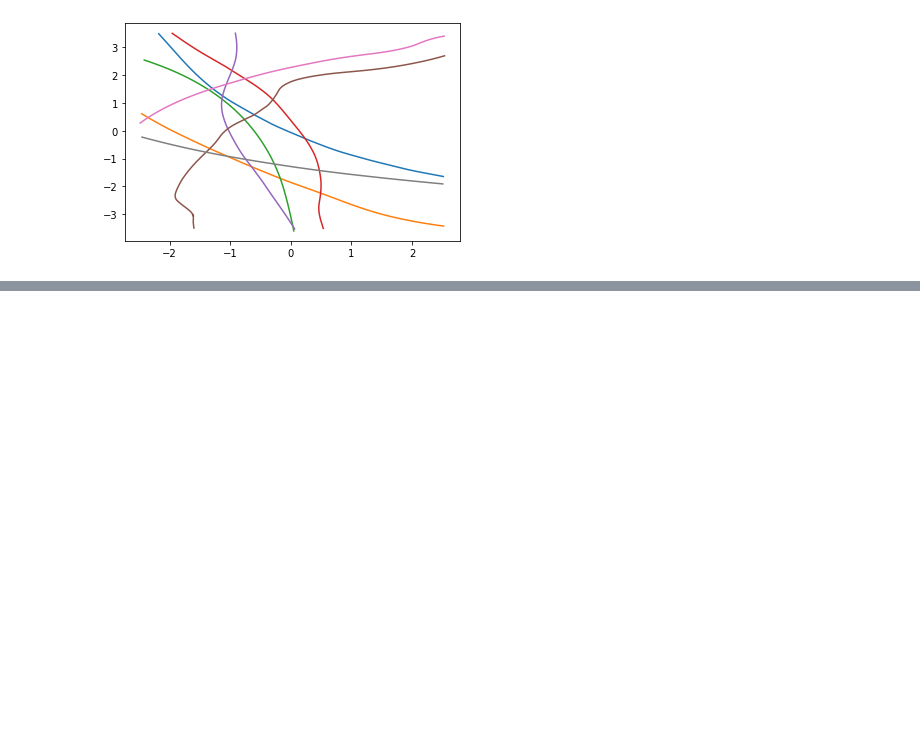
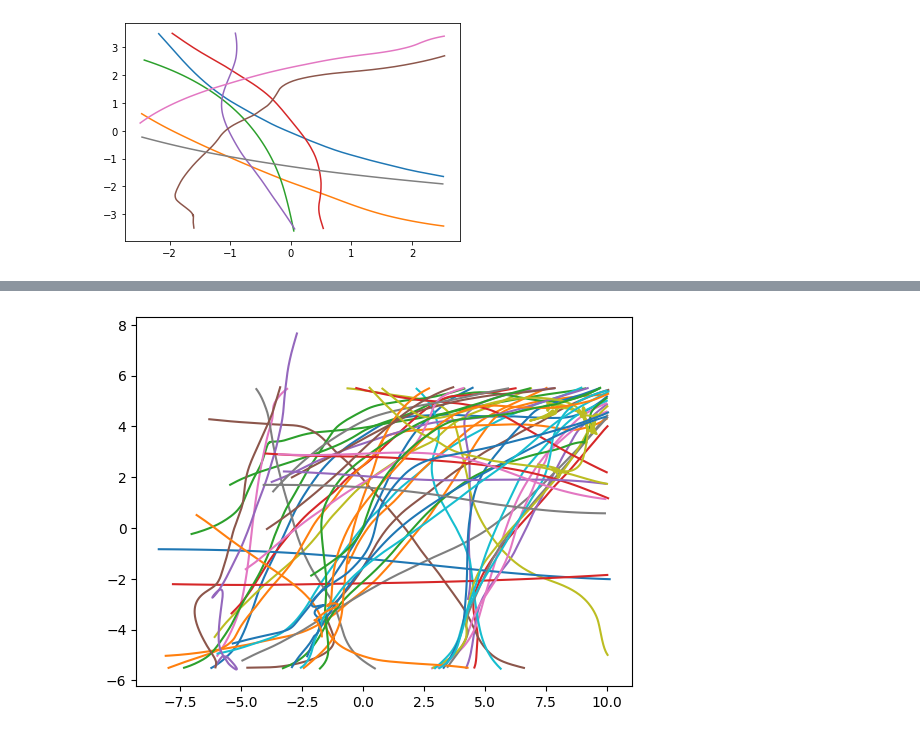
Before and after one commit to ika-rwth-aachen/drone-dataset-tools, a Jupyter notebook: src/notebooks/trajectory-transformer.ipynb, the cells around one changed output, grey strips where cells are left out. Cells and saved outputs as stored; diff of their text form; code cells hidden in the pictures; blank space fills up the shorter version.

```diff
--- a/src/notebooks/trajectory-transformer.ipynb
+++ b/src/notebooks/trajectory-transformer.ipynb
@@ -98,0 +112,5 @@ array(['10', '11'], dtype=object)
+# %%
+sceneDf = transformerData[9.0][transformerData[9.0]["sceneId"] == '22']
+visualizer.showLocalTrajectories(sceneDf, "ped", "x", "y")
+# %% [output]
+[figure, added]
```
Also changed, not shown: parts of 10 cells of this notebook, 4 other files.
